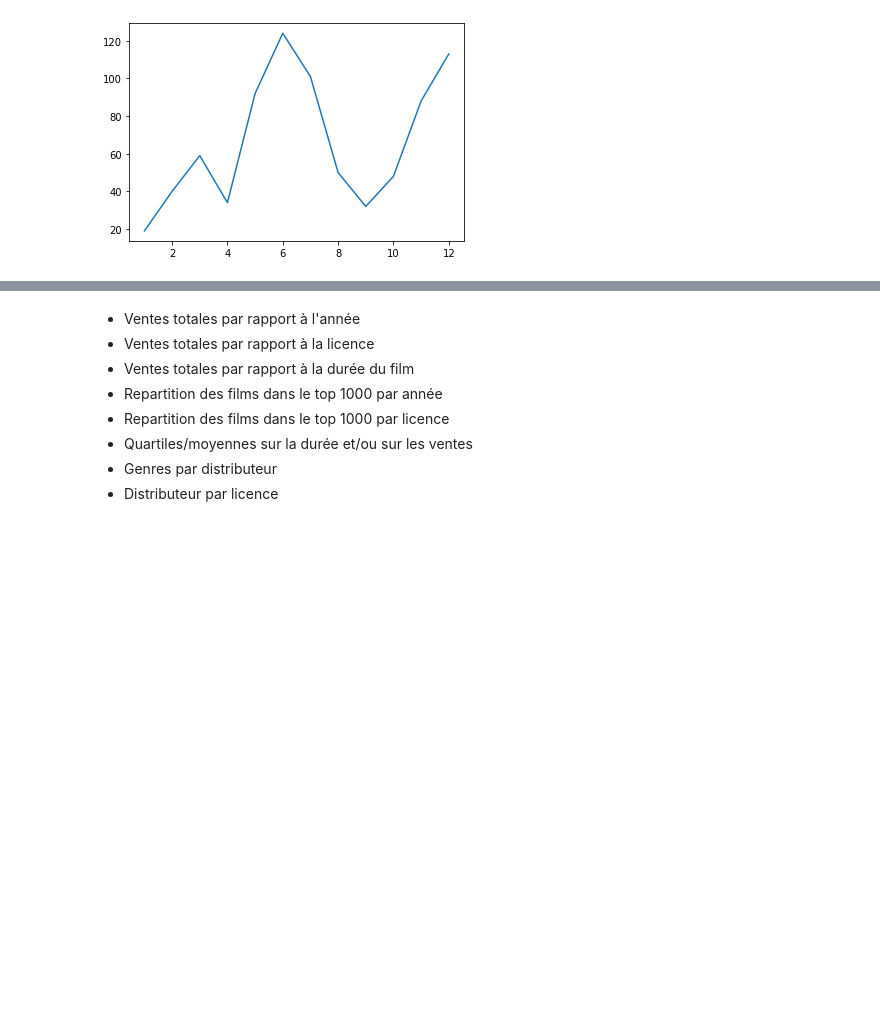
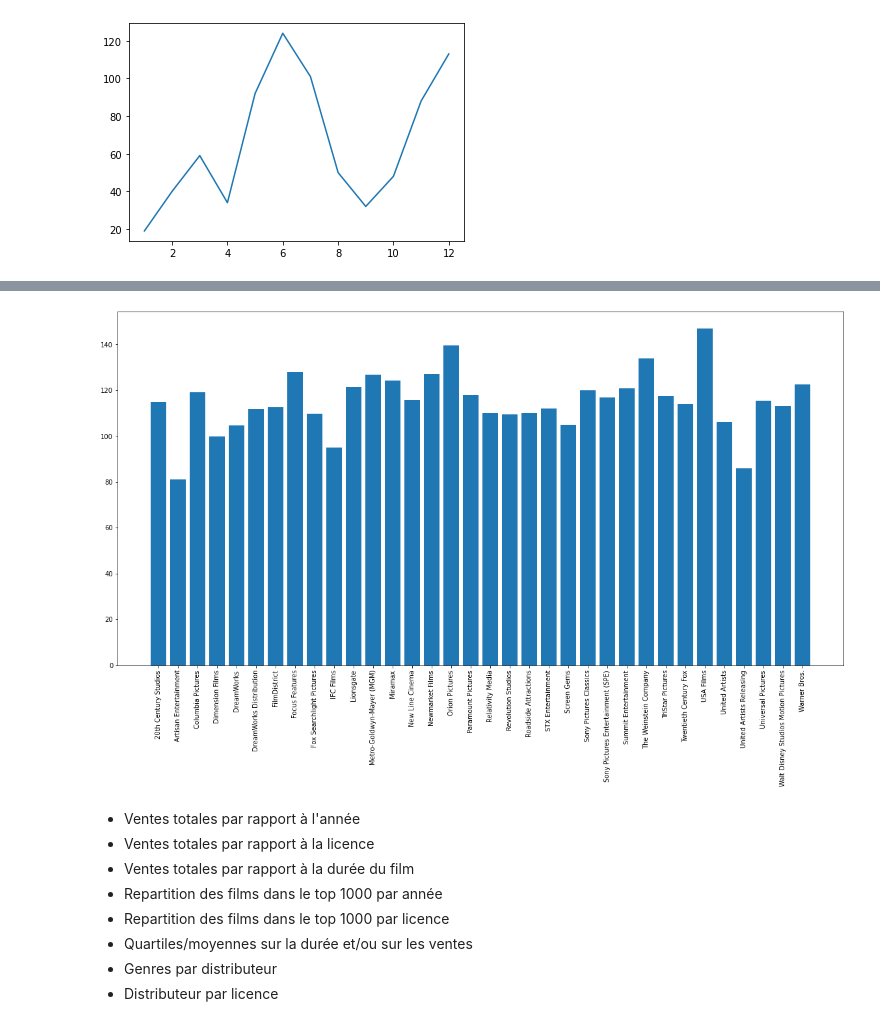
Before and after one commit to dalexmuro/Sujet04-Movies, a Jupyter notebook: analyse.ipynb, the cells around one changed output, grey strips where cells are left out. Saved outputs shown, nothing was run; the diff lists cells and outputs as text; code cells hidden in the pictures; blank space fills up the shorter version.

```diff
--- a/analyse.ipynb
+++ b/analyse.ipynb
@@ -216,3 +227,11 @@ plt.plot(groupedByMonth.index, groupedByMonth.values);
+# %%
+plt.figure(figsize=(20, 10))
+
+groupedByDist = df_movies.groupby(df_movies["Distributor"]).mean()["Movie Runtime"]
+plt.bar(groupedByDist.index, groupedByDist.values)
+plt.xticks(rotation = 90);
+# %% [output]
+[figure, added]
 # %% [markdown]
 - Ventes totales par rapport à l'année
 - Ventes totales par rapport à la licence
```
Also changed, not shown: parts of 2 cells of this notebook.
